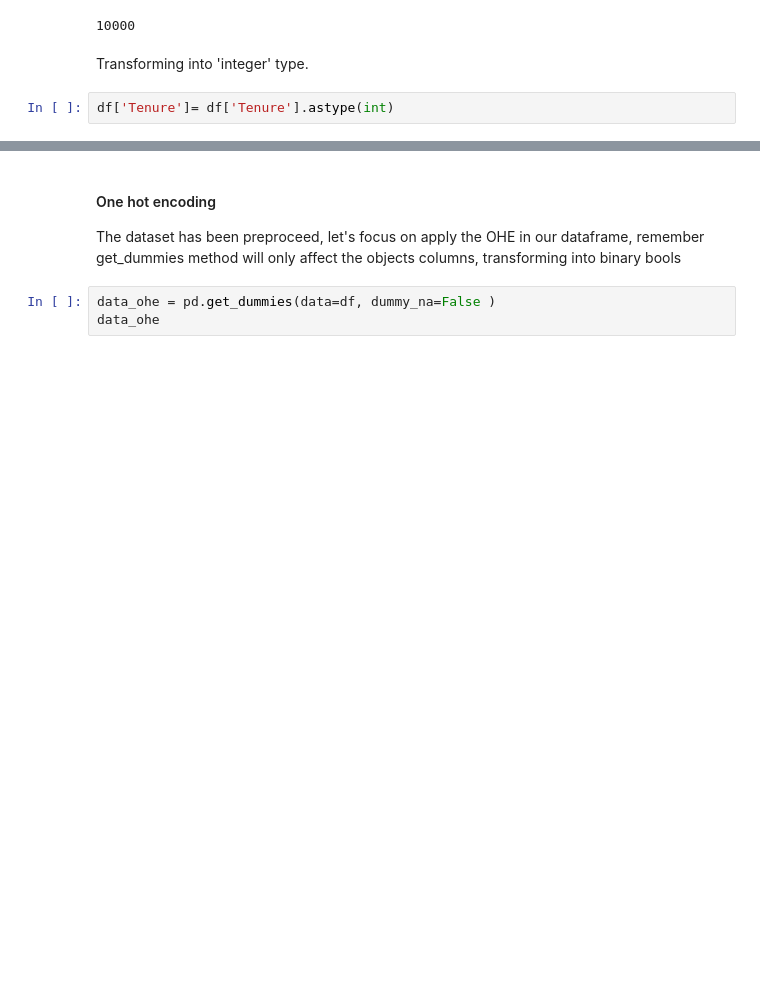
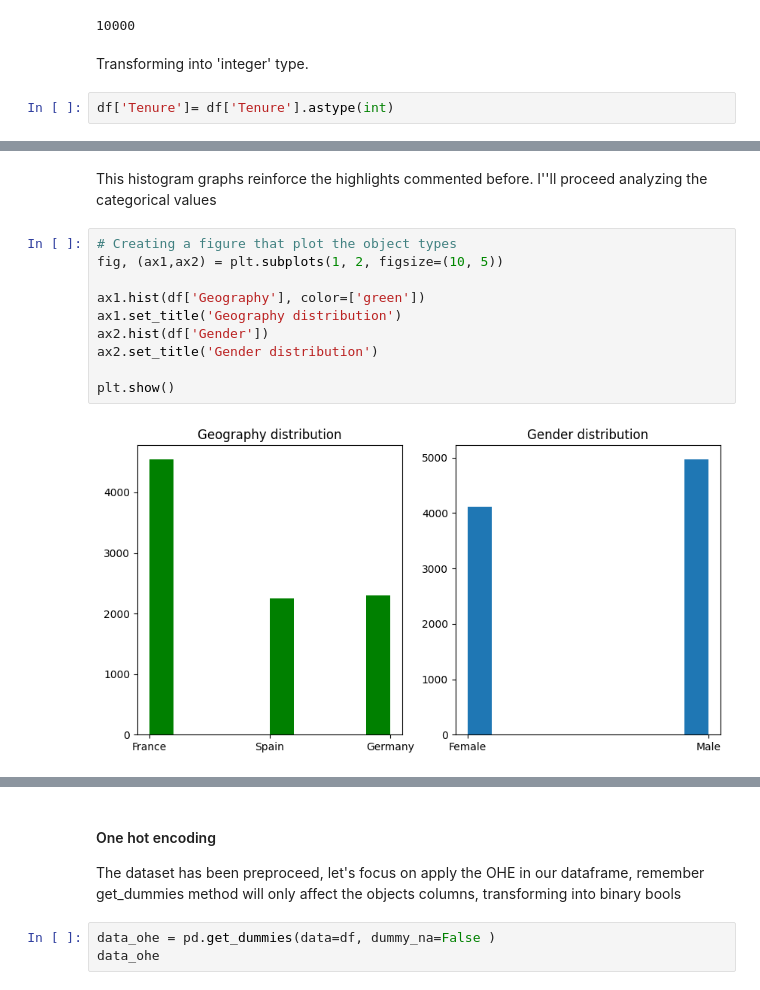
Before and after one commit to jmhrivera/project_09_ML_Bank_Customer_Churn_Prediction, a Jupyter notebook: betabank_tt.ipynb, the cells around one changed output, grey strips where cells are left out. Cells and saved outputs as stored; diff of their text form; blank space fills up the shorter version.

```diff
--- a/betabank_tt.ipynb
+++ b/betabank_tt.ipynb
@@ -154,0 +282,14 @@ df['Tenure']= df['Tenure'].astype(int)
+# %% [markdown]
+This histogram graphs reinforce the highlights commented before. I''ll proceed analyzing the categorical values
+# %%
+# Creating a figure that plot the object types
+fig, (ax1,ax2) = plt.subplots(1, 2, figsize=(10, 5))
+
+ax1.hist(df['Geography'], color=['green'])
+ax1.set_title('Geography distribution')
+ax2.hist(df['Gender'])
+ax2.set_title('Gender distribution')
+
+plt.show()
+# %% [output]
+[figure, added]
```
Also changed, not shown: parts of 48 cells of this notebook.
